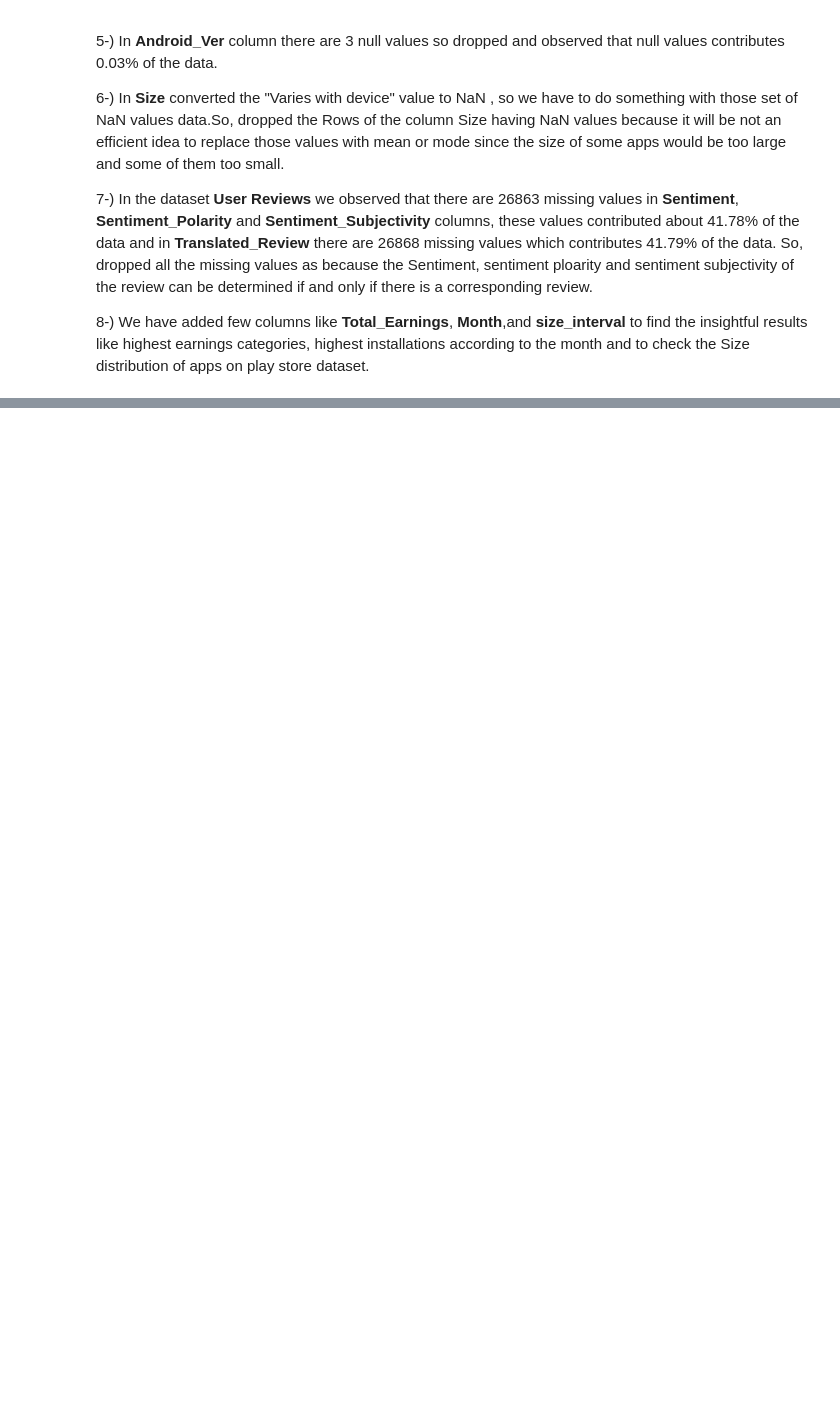
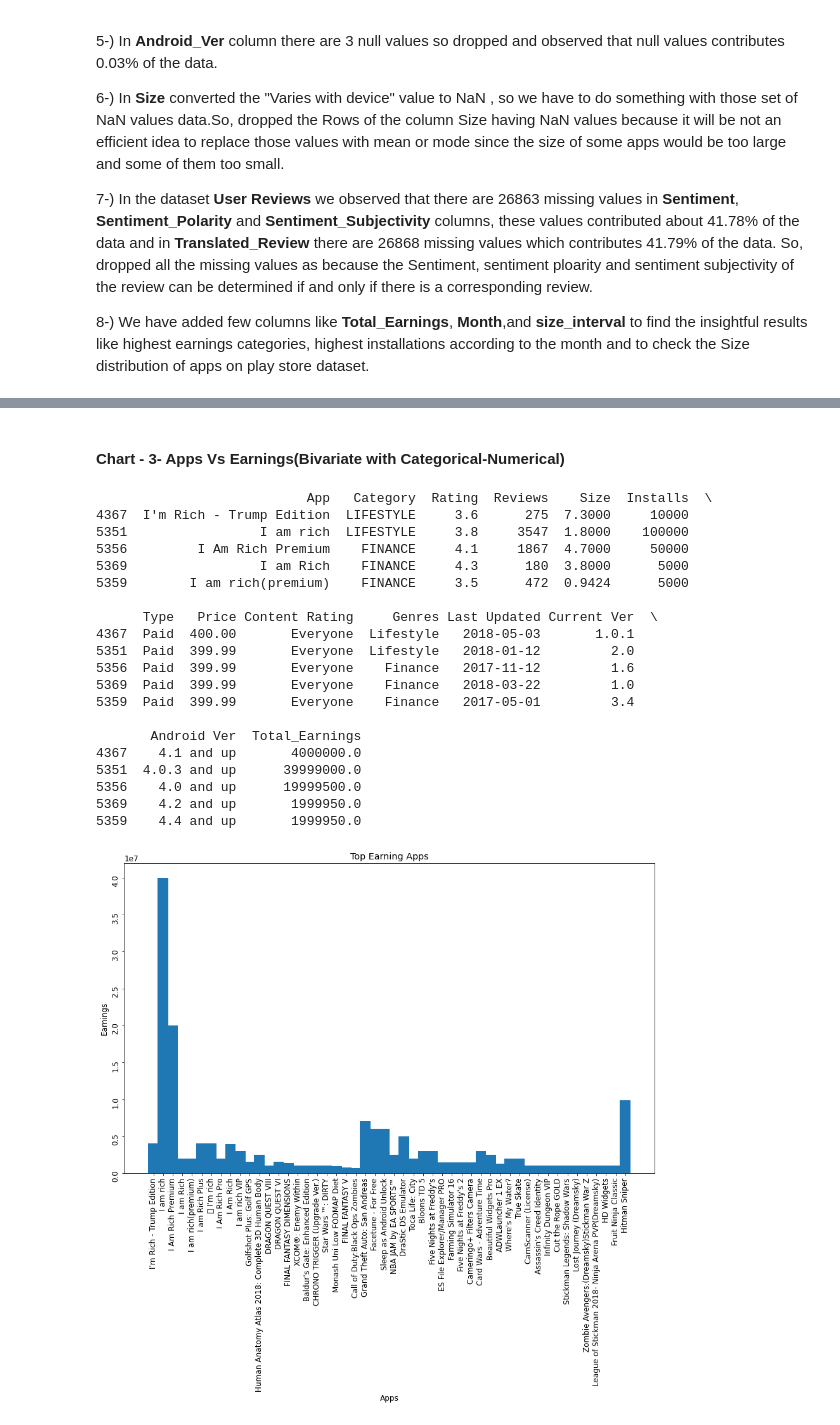
Before and after one commit to MohammadSarim/Capstone-Project-1-Play-Store-App-Review-Analysis, a Jupyter notebook: Capstone_Project_EDA_(PlayStore_App_Review_Analysis).ipynb, the cells around one changed output, grey strips where cells are left out. Saved outputs shown, nothing was run; the diff lists cells and outputs as text; code cells hidden in the pictures; blank space fills up the shorter version.

```diff
--- a/Capstone_Project_EDA_(PlayStore_App_Review_Analysis).ipynb
+++ b/Capstone_Project_EDA_(PlayStore_App_Review_Analysis).ipynb
@@ -1368,0 +1451,35 @@ We observed the following points related to both data set:-
+# %% [markdown]
+#### Chart - 3- Apps Vs Earnings(Bivariate with Categorical-Numerical)
+# %%
+# Chart - 3 visualization code
+print(DataFrame_sorted_by_Price.head(5))
+print(" ")
+
+plt.figure(figsize=(15,9))
+plt.bar(DataFrame_sorted_by_Price.App, DataFrame_sorted_by_Price.Total_Earnings, width=1.1, label=DataFrame_sorted_by_Price.Total_Earnings)
+plt.xlabel("Apps")
+plt.ylabel("Earnings")
+plt.tick_params(rotation=90)
+plt.title("Top Earning Apps");
+# %% [output]
+                           App   Category  Rating  Reviews    Size  Installs  \
+4367  I'm Rich - Trump Edition  LIFESTYLE     3.6      275  7.3000     10000
+5351                 I am rich  LIFESTYLE     3.8     3547  1.8000    100000
+5356         I Am Rich Premium    FINANCE     4.1     1867  4.7000     50000
+5369                 I am Rich    FINANCE     4.3      180  3.8000      5000
+5359        I am rich(premium)    FINANCE     3.5      472  0.9424      5000
+
+      Type   Price Content Rating     Genres Last Updated Current Ver  \
+4367  Paid  400.00       Everyone  Lifestyle   2018-05-03       1.0.1
+5351  Paid  399.99       Everyone  Lifestyle   2018-01-12         2.0
+5356  Paid  399.99       Everyone    Finance   2017-11-12         1.6
+5369  Paid  399.99       Everyone    Finance   2018-03-22         1.0
+5359  Paid  399.99       Everyone    Finance   2017-05-01         3.4
+
+       Android Ver  Total_Earnings
+4367    4.1 and up       4000000.0
+5351  4.0.3 and up      39999000.0
+5356    4.0 and up      19999500.0
+5369    4.2 and up       1999950.0
+5359    4.4 and up       1999950.0
+[figure, added]
```
Also changed, not shown: parts of 56 cells of this notebook.
